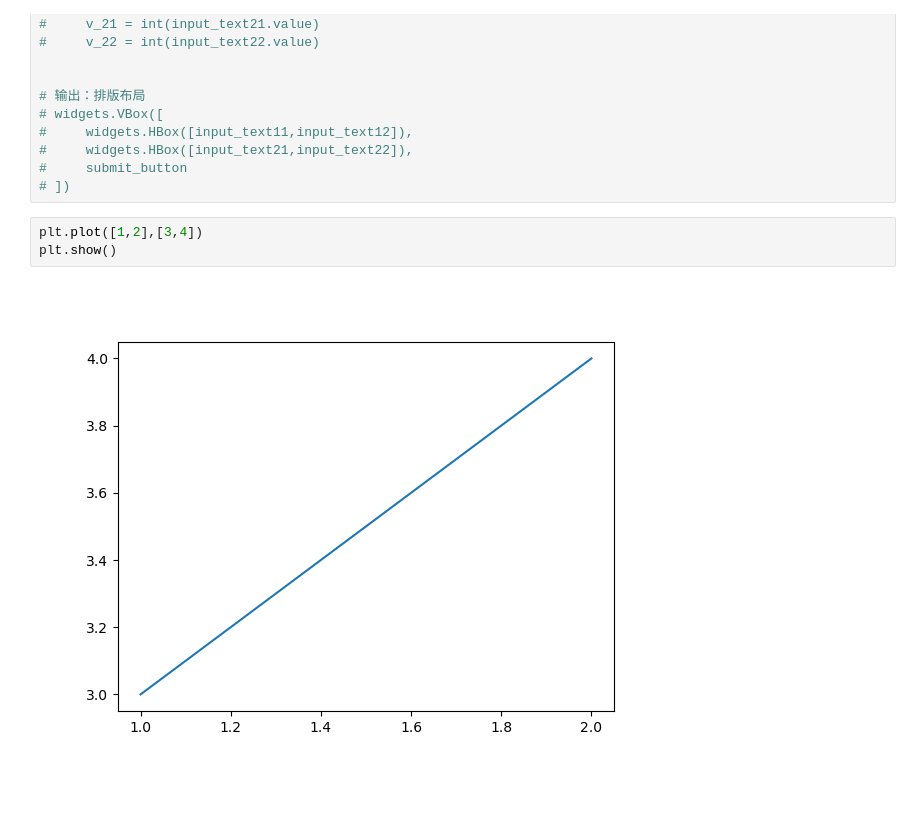
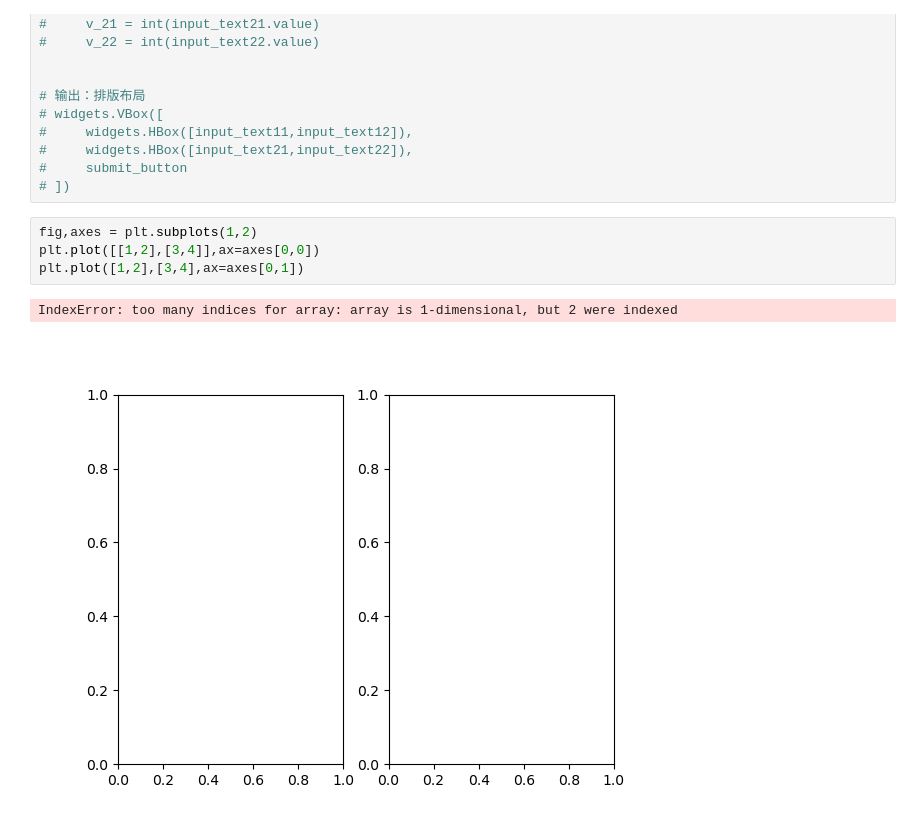
Before and after one commit to dsw676676/SmartCity, a Jupyter notebook: web测试.ipynb, the cells around one changed output. Drawn from its saved outputs; the diff is of its cells as text; blank space fills up the shorter version.

```diff
--- a/web测试.ipynb
+++ b/web测试.ipynb
@@ -103,7 +105,9 @@ VBox(children=(HBox(children=(Text(value='', description='A='), Label(value='+',
 #     submit_button
 # ])
 # %%
-plt.plot([1,2],[3,4])
-plt.show()
+fig,axes = plt.subplots(1,2)
+plt.plot([[1,2],[3,4]],ax=axes[0,0])
+plt.plot([1,2],[3,4],ax=axes[0,1])
 # %% [output]
+IndexError: too many indices for array: array is 1-dimensional, but 2 were indexed
-[figure, old version]
+[figure, new version]
```
Also changed, not shown: parts of 1 cell of this notebook, 5 other files.
